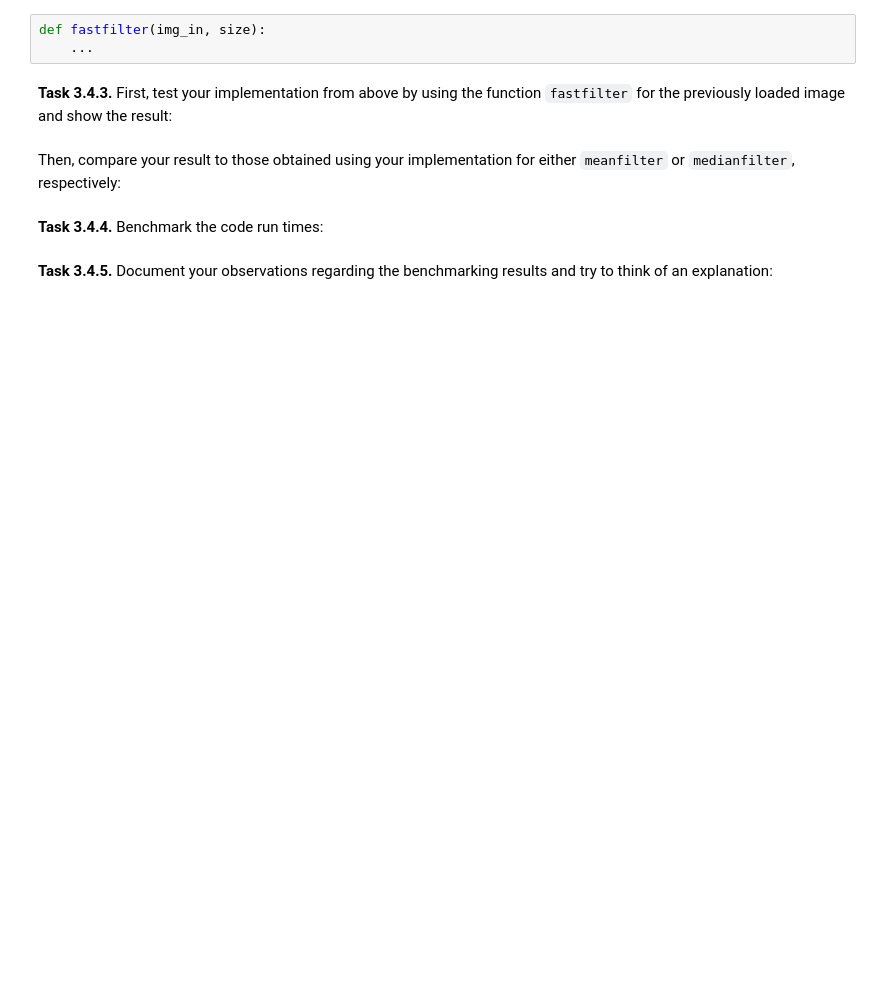
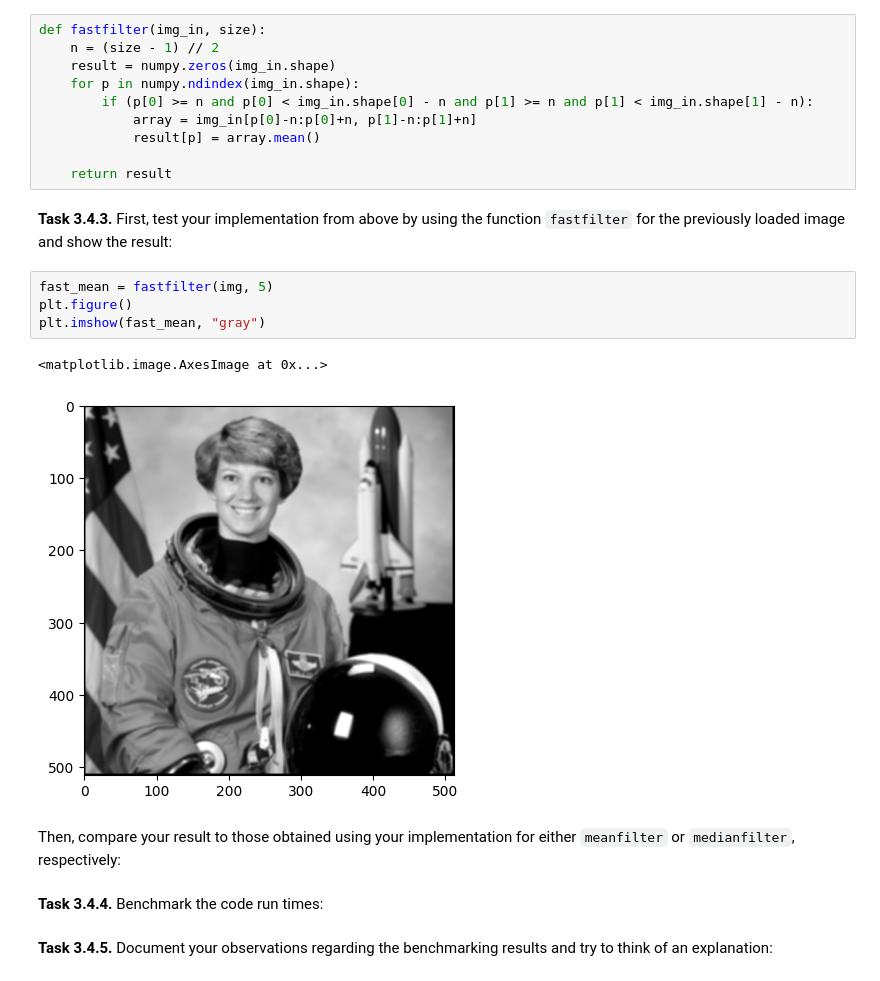
Before and after one commit to balint-bozoki/mobi-fs3-python, a Jupyter notebook: task3.ipynb, the cells around one changed output. Drawn from its saved outputs; the diff is of its cells as text; blank space fills up the shorter version.

```diff
--- a/task3.ipynb
+++ b/task3.ipynb
@@ -125,11 +125,25 @@ The filtered images obtained using the built-in filters do not have black edges.
 ## Slicing and benchmarking
 
 **<a id="#">Task 3.4.2.</a>** Implement either a mean filter or a median filter using only a single `for`-loop:
-# %%
-def fastfilter(img_in, size):
-    ...
+# %%
+def fastfilter(img_in, size):
+    n = (size - 1) // 2
+    result = numpy.zeros(img_in.shape)
+    for p in numpy.ndindex(img_in.shape):
+        if (p[0] >= n and p[0] < img_in.shape[0] - n and p[1] >= n and p[1] < img_in.shape[1] - n):
+            array = img_in[p[0]-n:p[0]+n, p[1]-n:p[1]+n]
+            result[p] = array.mean()
+
+    return result
 # %% [markdown]
 **<a id="#">Task 3.4.3.</a>** First, test your implementation from above by using the function `fastfilter` for the previously loaded image and show the result:
+# %%
+fast_mean = fastfilter(img, 5)
+plt.figure()
+plt.imshow(fast_mean, "gray")
+# %% [output]
+<matplotlib.image.AxesImage at 0x...>
+[figure, added]
 # %% [markdown]
 Then, compare your result to those obtained using your implementation for either `meanfilter` or `medianfilter`, respectively:
 # %% [markdown]
```
Also changed, not shown: parts of 2 cells of this notebook.
